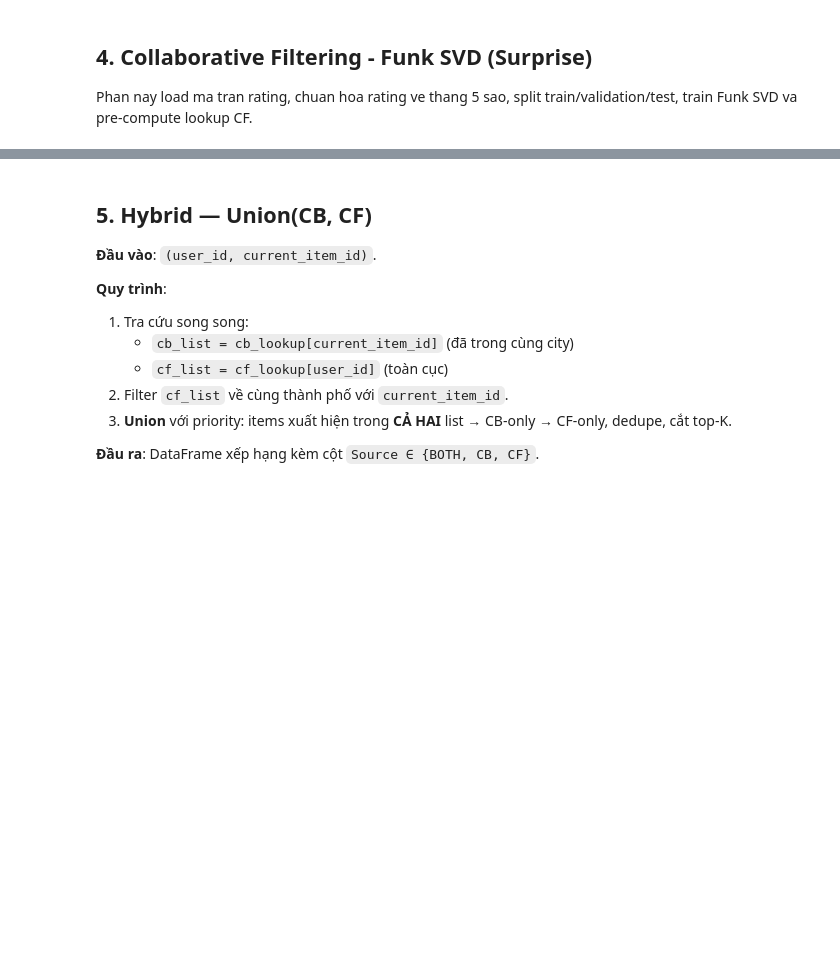
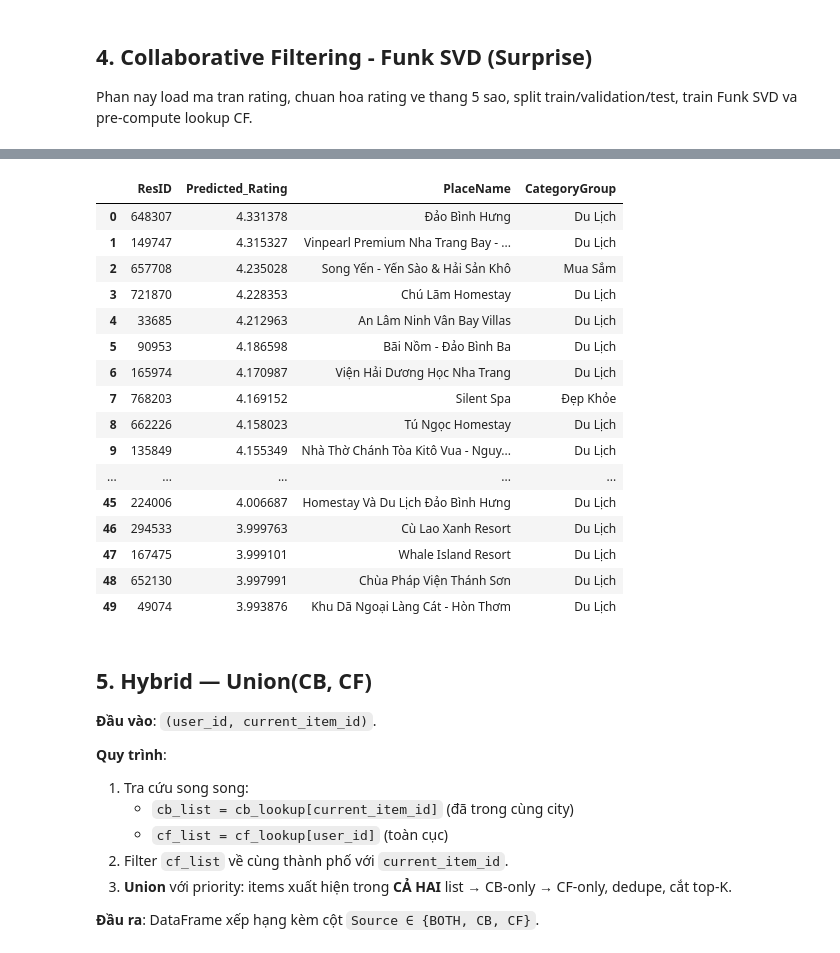
Before and after one commit to TuNgoc233/ETL_CaNhan_2, a Jupyter notebook: Offline_recommender.ipynb, the cells around one changed output, grey strips where cells are left out. Cells and saved outputs as stored; diff of their text form; code cells hidden in the pictures; blank space fills up the shorter version.

```diff
--- a/Offline_recommender.ipynb
+++ b/Offline_recommender.ipynb
@@ -463,3 +505,43 @@ print(f'\nCF lookup mặc định: {len(cf_lookup)} users, top-{TOP_K_CF} mỗi
+# %%
+uid = 45
+city_name = 'Khánh Hòa'
+k = 50
+
+top_items = get_top_k_items_for_user_svd(uid, city_name, k)
+
+# Lấy dự đoán rating cho user 45
+u_idx = user_id_to_cf_idx.get(uid)
+preds = global_mean + b_u[u_idx] + b_i + Q.dot(P[u_idx])
+
+# Giới hạn (clip) giá trị rating thô về đúng thang 0.5 - 5.0
+preds = np.clip(preds, 0.5, 5.0)
+
+# Tạo DataFrame kết quả kết hợp thêm predict rating và tên địa điểm
+result_df = pd.DataFrame([
+    {'ResID': item_id, 'Predicted_Rating': preds[cf_item_id_to_idx[item_id]]}
+    for item_id in top_items
+])
+
+result_df = result_df.merge(places_meta[['ResID', 'PlaceName', 'CategoryGroup']], on='ResID', how='left')
+display(result_df)
+# %% [output]
+|  | ResID | Predicted_Rating | PlaceName | CategoryGroup |
+| 0 | 648307 | 4.331378 | Đảo Bình Hưng | Du Lịch |
+| 1 | 149747 | 4.315327 | Vinpearl Premium Nha Trang Bay - ... | Du Lịch |
+| 2 | 657708 | 4.235028 | Song Yến - Yến Sào & Hải Sản Khô | Mua Sắm |
+| 3 | 721870 | 4.228353 | Chú Lãm Homestay | Du Lịch |
+| 4 | 33685 | 4.212963 | An Lâm Ninh Vân Bay Villas | Du Lịch |
+| 5 | 90953 | 4.186598 | Bãi Nồm - Đảo Bình Ba | Du Lịch |
+| 6 | 165974 | 4.170987 | Viện Hải Dương Học Nha Trang | Du Lịch |
+| 7 | 768203 | 4.169152 | Silent Spa | Đẹp Khỏe |
+| 8 | 662226 | 4.158023 | Tú Ngọc Homestay | Du Lịch |
+| 9 | 135849 | 4.155349 | Nhà Thờ Chánh Tòa Kitô Vua - Nguy... | Du Lịch |
+| ... | ... | ... | ... | ... |
+| 45 | 224006 | 4.006687 | Homestay Và Du Lịch Đảo Bình Hưng | Du Lịch |
+| 46 | 294533 | 3.999763 | Cù Lao Xanh Resort | Du Lịch |
+| 47 | 167475 | 3.999101 | Whale Island Resort | Du Lịch |
+| 48 | 652130 | 3.997991 | Chùa Pháp Viện Thánh Sơn | Du Lịch |
+| 49 | 49074 | 3.993876 | Khu Dã Ngoại Làng Cát - Hòn Thơm | Du Lịch |
 # %% [markdown]
 ## 5. Hybrid — Union(CB, CF)
 
```
Also changed, not shown: parts of 10 cells of this notebook.
